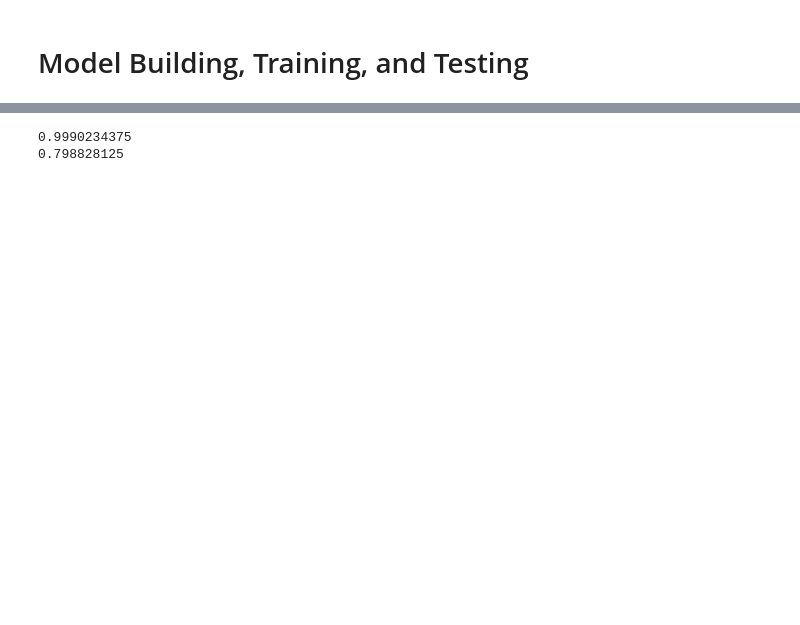
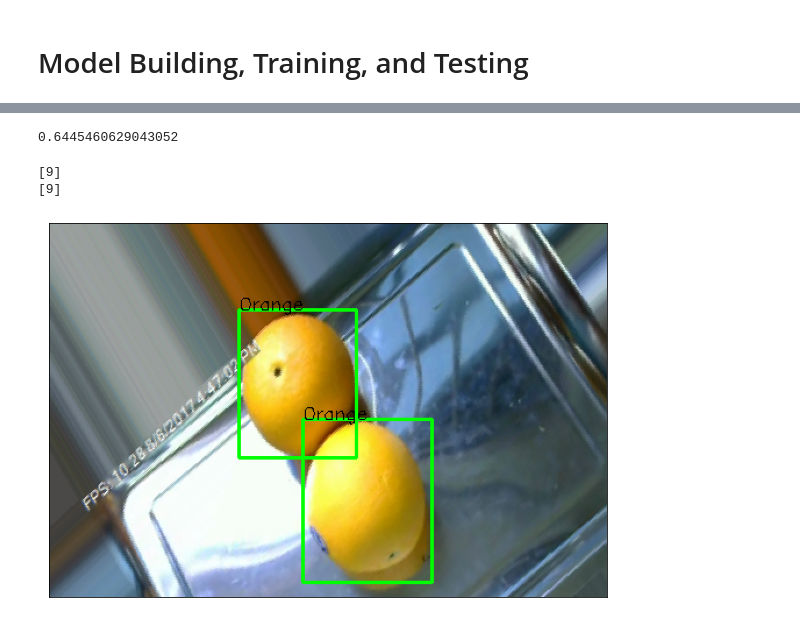
Before and after one commit to SupermarketAutomationAI/baseline_model_SVM, a Jupyter notebook: baseline_model_SVM.ipynb, the cells around one changed output, grey strips where cells are left out. Drawn from its saved outputs; the diff is of its cells as text; code cells hidden in the pictures; blank space fills up the shorter version.

```diff
--- a/baseline_model_SVM.ipynb
+++ b/baseline_model_SVM.ipynb
@@ -264,3 +392,5 @@ def get_accuracy(model, d_loader):
     images = images.reshape(images.shape[0], -1)
     acc = model.score(images, labels)
     return acc
+# %%
+train_feature_loader, val_features_loader, test_feature_loader = get_data_loader(feature_dir, batch_size=64, verify=True)
@@ -267,15 +422,14 @@ def get_accuracy(model, d_loader):
 # %%
-clf = svm.SVC(kernel='poly')
-
-dataiter = iter(train_loader)
+# validation accuracy
+dataiter = iter(val_features_loader)
 images, labels = dataiter.next()
 
-images = images.reshape(images.shape[0], -1)
-clf.fit(images, labels)
+images = images.view(images.shape[0], -1)
+images = sc.transform(images)
+features = pca.transform(images)
+features = scaling.transform(features)
 
-print(clf.score(images, labels))
-val_acc = get_accuracy(clf, val_loader)
+val_acc = clf.score(features, labels)
 print(val_acc)
 # %% [output]
-0.9990234375
-0.798828125
+0.6445460629043052
@@ -281,0 +484,47 @@ print(val_acc)
+# %%
+def object_detection_api_clf(img_path, model, classes, threshold=0.5, rect_th=2, text_size=0.5, text_th=1):
+  boxes = get_prediction(img_path, threshold) # Get predictions, took out 'pred_cls' after boxes
+  img = cv2.imread(img_path) # Read image with cv2
+  img = cv2.cvtColor(img, cv2.COLOR_BGR2RGB) # Convert to RGB
+
+  transform = T.Compose([T.ToTensor()])
+  img_tensor = transform(img)
+
+  for i in range(len(boxes)):
+    cv2.rectangle(img, boxes[i][0], boxes[i][1],color=(0, 255, 0), thickness=rect_th) # Draw Rectangle with the coordinates
+    top_left_y = int(boxes[i][0][1])
+    top_left_x = int(boxes[i][0][0])
+    height = int(abs(boxes[i][1][1] - boxes[i][0][1]))
+    width = int(abs(boxes[i][1][0] - boxes[i][0][0]))
+    img_cropped = T.functional.resized_crop(img_tensor, top_left_y, top_left_x, height, width, [224,224])
+    img_cropped = img_cropped.unsqueeze(0)
+    features = alexnet.features(img_cropped)
+    features = features.detach().numpy()
+
+    features = torch.Tensor(features).view(1, -1)
+    features = features.view(features.shape[0], -1)
+
+    features = sc.transform(features)
+    features = pca.transform(features)
+    features = scaling.transform(features)
+
+    out = clf.predict(features)
+    print(out)
+    cv2.putText(img,classes[out[0]], boxes[i][0], cv2.FONT_HERSHEY_SIMPLEX, text_size, (0,0,0),thickness=text_th) # Write the prediction class
+
+  plt.figure(figsize=(10,15)) # display the output image
+  plt.imshow(img)
+  plt.xticks([])
+  plt.yticks([])
+  plt.show()
+# %%
+# img_path = "/root/datasets/V2_combinedDS/train/Red_Delicious_Apple/107Red Delicious Apple 01001107.png"
+
+# img_path = "/root/datasets/V3_combined_all_DS/val/Granny_Smith_Apple/Granny Smith Apple 00151.png"
+img_path = "/root/datasets/V3_combined_all_DS/test/Orange/Orange00102.png"
+
+object_detection_api_clf(img_path, clf, classes=classes, threshold=0.8)
+# %% [output]
+[9]
+[9]
+[figure, added]
```
Also changed, not shown: parts of 30 cells of this notebook.
